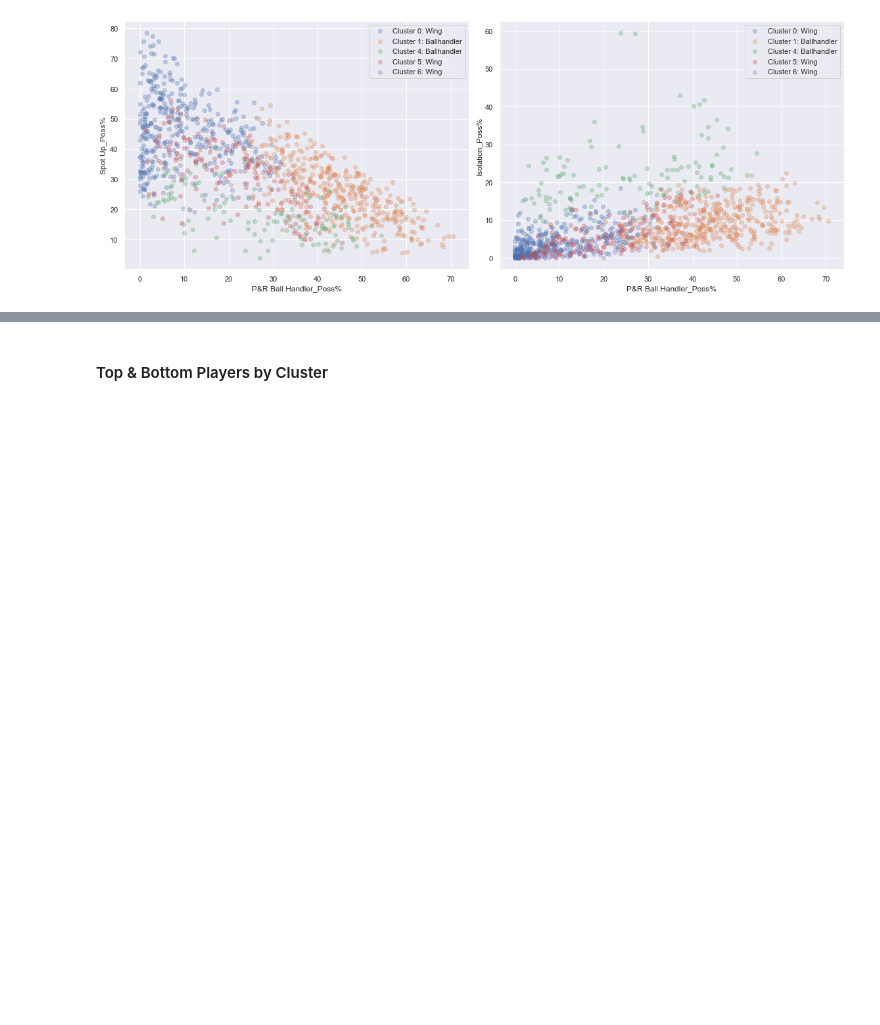
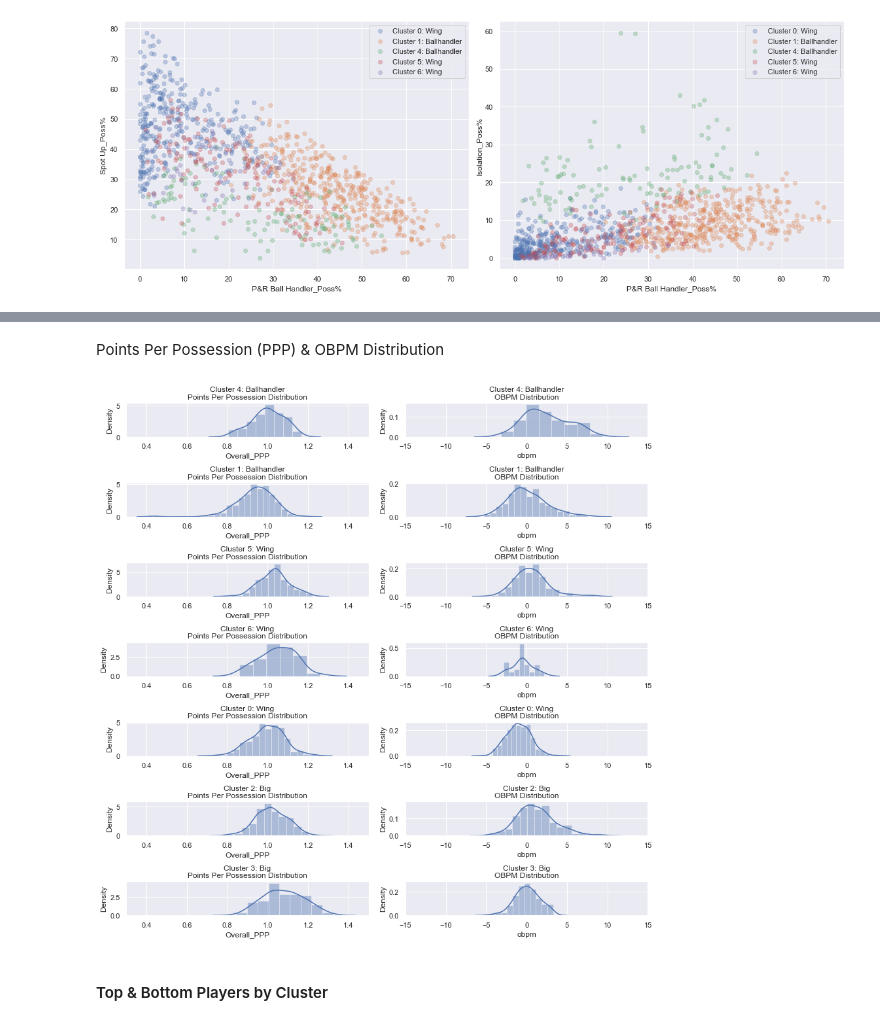
Before and after one commit to xulianrenzoku/synergy_clustering, a Jupyter notebook: nba_clustering_half_court.ipynb, the cells around one changed output, grey strips where cells are left out. Cells and saved outputs as stored; diff of their text form; code cells hidden in the pictures; blank space fills up the shorter version.

```diff
--- a/nba_clustering_half_court.ipynb
+++ b/nba_clustering_half_court.ipynb
@@ -560,3 +607,19 @@ plt.tight_layout()
+# %% [markdown]
+Points Per Possession (PPP) & OBPM Distribution
+# %%
+figsize(12, 20)
+for i, cluster in enumerate([4, 1, 5, 6, 0, 2, 3], 0):
+    plt.subplot(12, 2, i*2+1)
+    sns.distplot(df[df['player_cluster'] == cluster]['Overall_PPP'])
+    plt.title(f'Cluster {cluster}: {cluster_dict[cluster]}\nPoints Per Possession Distribution')
+    plt.xlim(0.3, 1.5)
+    plt.subplot(12, 2, i*2+2)
+    sns.distplot(df[df['player_cluster'] == cluster]['obpm'])
+    plt.title(f'Cluster {cluster}: {cluster_dict[cluster]}\nOBPM Distribution')
+    plt.xlim(-15, 15)
+plt.tight_layout()
+# %% [output]
+[figure, added]
 # %% [markdown]
 #### Top & Bottom Players by Cluster
 # %% [markdown]
```
Also changed, not shown: parts of 54 cells of this notebook.
